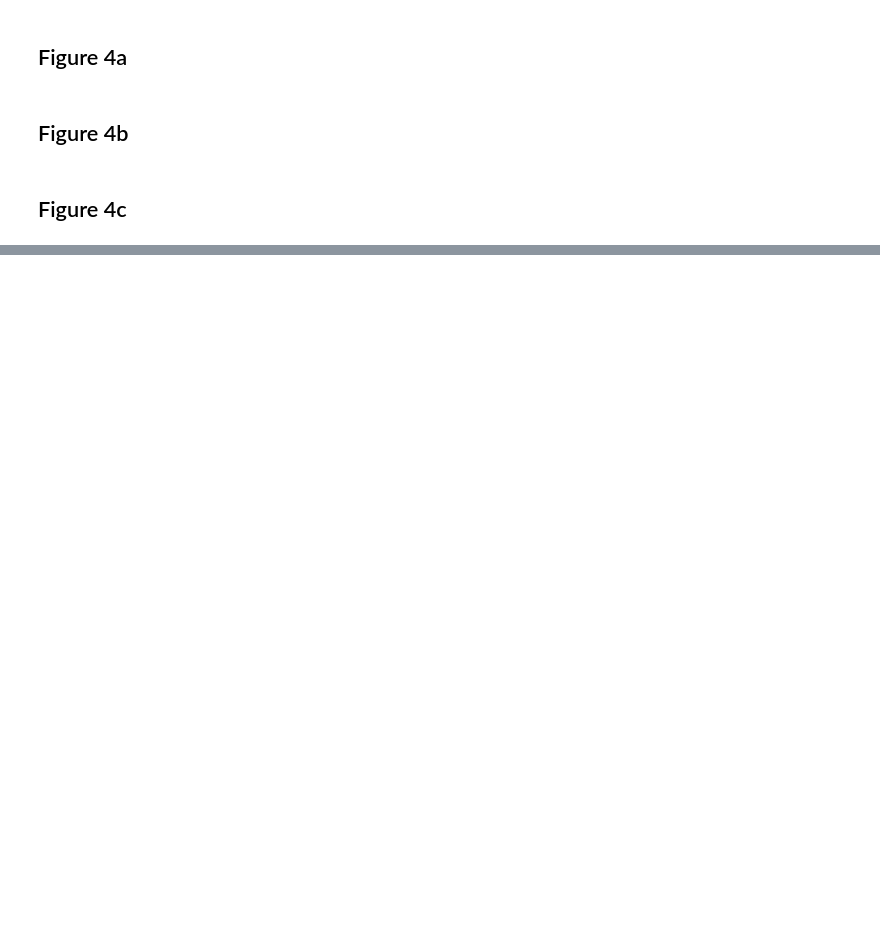
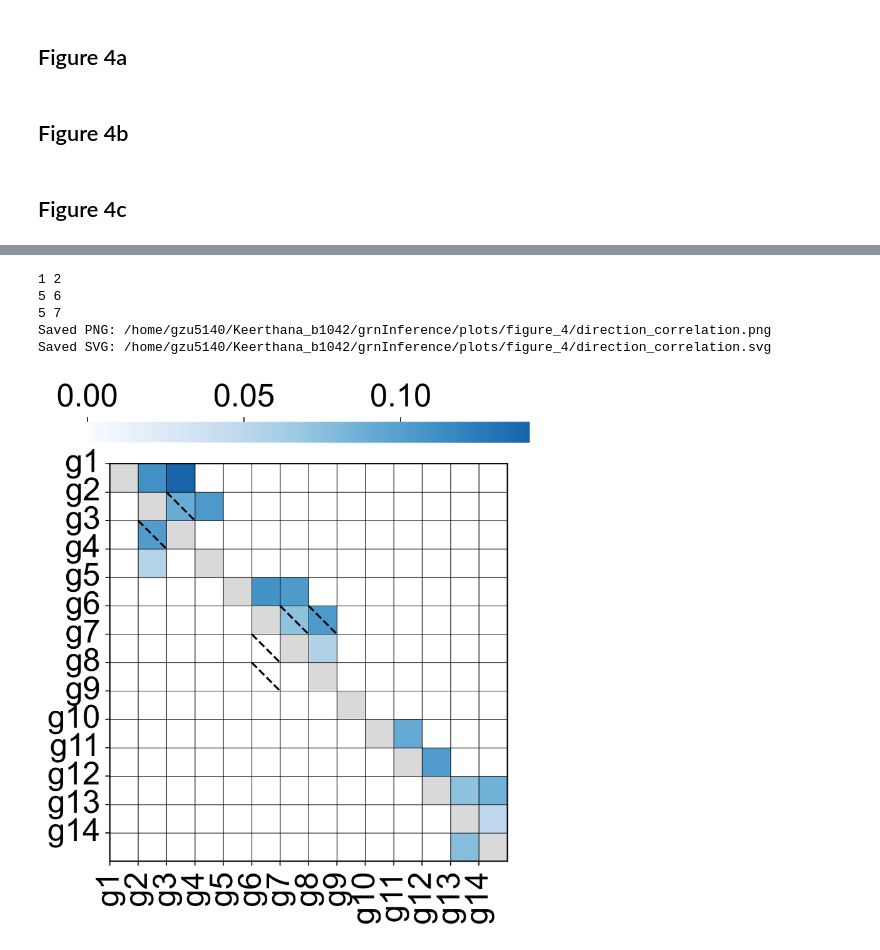
Before and after one commit to GoyalLab/TwINFER, a Jupyter notebook: scripts_to_plot_figures/Figure_4.ipynb, the cells around one changed output, grey strips where cells are left out. Cells and saved outputs as stored; diff of their text form; code cells hidden in the pictures; blank space fills up the shorter version.

```diff
--- a/scripts_to_plot_figures/Figure_4.ipynb
+++ b/scripts_to_plot_figures/Figure_4.ipynb
@@ -451,0 +451,29 @@ def make_reds_blues_colormap():
+# %%
+from matplotlib.colors import TwoSlopeNorm, LinearSegmentedColormap, ListedColormap
+from matplotlib.patches import Rectangle
+import seaborn as sns
+from pathlib import Path
+
+def make_reds_blues_colormap(vmin=-0.05, vmax=0.18):
+    """Custom red–white–blue colormap with pure white at 0, asymmetric."""
+    # Calculate where 0 falls in the range [vmin, vmax]
+    zero_position = (0 - vmin) / (vmax - vmin)
+
+    # Number of colors for each segment (proportional to range)
+    n_total = 256
+    n_reds = int(zero_position * n_total)  # colors from vmin to 0
+    n_blues = n_total - n_reds  # colors from 0 to vmax
+
+    # Calculate intensity based on actual distance from zero
+    # For reds: map from vmin to 0, so max intensity at vmin
+    red_intensity = abs(vmin) / max(abs(vmin), abs(vmax))  # 0.05/0.18 ≈ 0.28
+    # For blues: map from 0 to vmax, so max intensity at vmax
+    blue_intensity = abs(vmax) / max(abs(vmin), abs(vmax))  # 0.18/0.18 = 1.0
+
+    # Create color arrays with scaled intensities
+    reds = plt.cm.Reds(np.linspace(0.8 * red_intensity, 0, n_reds))  # scaled dark to light red
+    whites = np.ones((1, 4))  # pure white at 0
+    blues = plt.cm.Blues(np.linspace(0, 0.8 * blue_intensity, n_blues))  # light to scaled dark blue
+
+    colors = np.vstack((reds, whites, blues))
+    return LinearSegmentedColormap.from_list('RedsBlues', colors)
@@ -603,9 +655,9 @@ for g1, g2 in final_directed_edges:
         plot_matrix[i, j] = data_matrix[i, j]
         plot_matrix[j, i] = data_matrix[j, i]
 np.fill_diagonal(plot_matrix, np.nan)
-vmin = -0.299
-vmax = 0.299
-cmap = make_reds_blues_colormap()
+vmin = np.nanmin(plot_matrix)
+vmax = np.nanmax(plot_matrix)
+cmap = make_reds_blues_colormap(vmin = vmin, vmax = vmax)
 
 cmap.set_bad(color="#D9D9D9")
 # --- draw heatmap ---
@@ -651,7 +703,6 @@ for g1, g2 in multiple_states_and_reg:
 
 # --- labels ---
 cbar_ax.xaxis.set_label_position('top')
-cbar_ax.set_xlabel(r"$\hat{\rho}^{\dagger}_{x(d_{2}) \to y(d_{4})}$", labelpad=10)
 cbar_ax.xaxis.tick_top()
 
 n = len(gene_labels)
@@ -665,30 +716,37 @@ heatmap_ax.set_yticklabels(gene_labels, rotation=0, ha="right", va="center")
 fig.patch.set_alpha(0)
 for ax in [heatmap_ax, cbar_ax]:
     ax.set_facecolor("none")
 for im in heatmap_ax.get_images() + cbar_ax.get_images():
     im.set_facecolor((1, 1, 1, 0))
     im.set_edgecolor((1, 1, 1, 0))
 for spine in heatmap_ax.spines.values():
     spine.set_visible(True)
     spine.set_linewidth(1)
     spine.set_edgecolor('black')
     spine.set_clip_on(False)
 
 # --- save ---
 if path_to_plots:
     out = Path(path_to_plots)
     out.mkdir(parents=True, exist_ok=True)
     matrix_type = "direction_correlation"
     png_path = out / f"{matrix_type}.png"
     svg_path = out / f"{matrix_type}.svg"
     pdf_path = out / f"{matrix_type}.pdf"
     plt.savefig(png_path, dpi=300, bbox_inches='tight', transparent=True)
     fig.savefig(svg_path, bbox_inches='tight', transparent=True,
                 facecolor='none', edgecolor='none', format='svg')
     fig.savefig(pdf_path, bbox_inches='tight', transparent=True,
                 facecolor='none', edgecolor='none', format='pdf')
     print(f"Saved PNG: {png_path}")
     print(f"Saved SVG: {svg_path}")
     plt.show()
 # # else:
 plt.show()
+# %% [output]
+1 2
+5 6
+5 7
+Saved PNG: /home/gzu5140/Keerthana_b1042/grnInference/plots/figure_4/direction_correlation.png
+Saved SVG: /home/gzu5140/Keerthana_b1042/grnInference/plots/figure_4/direction_correlation.svg
+[figure, added]
```
Also changed, not shown: parts of 7 cells of this notebook, 13 other files.
